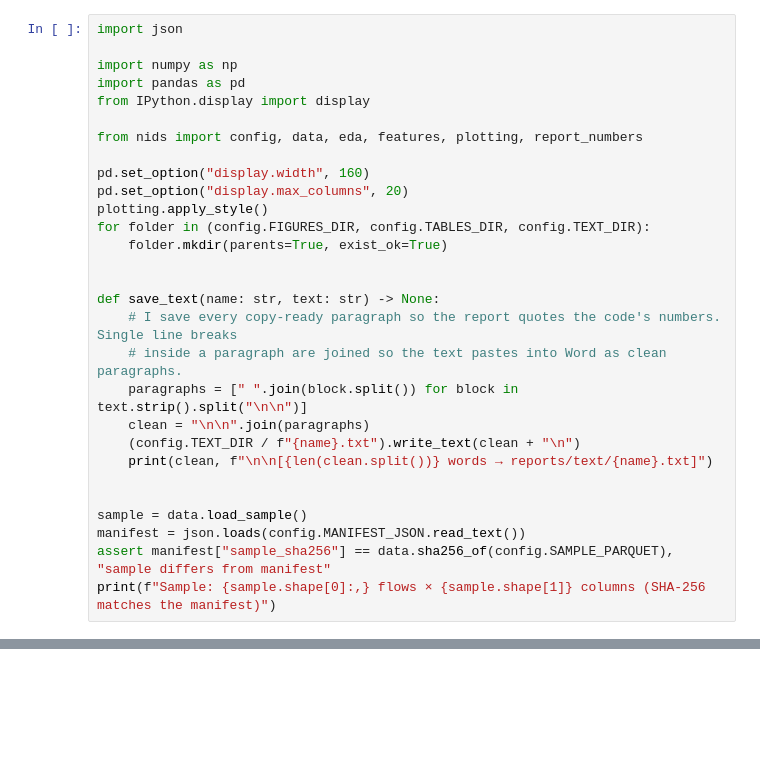
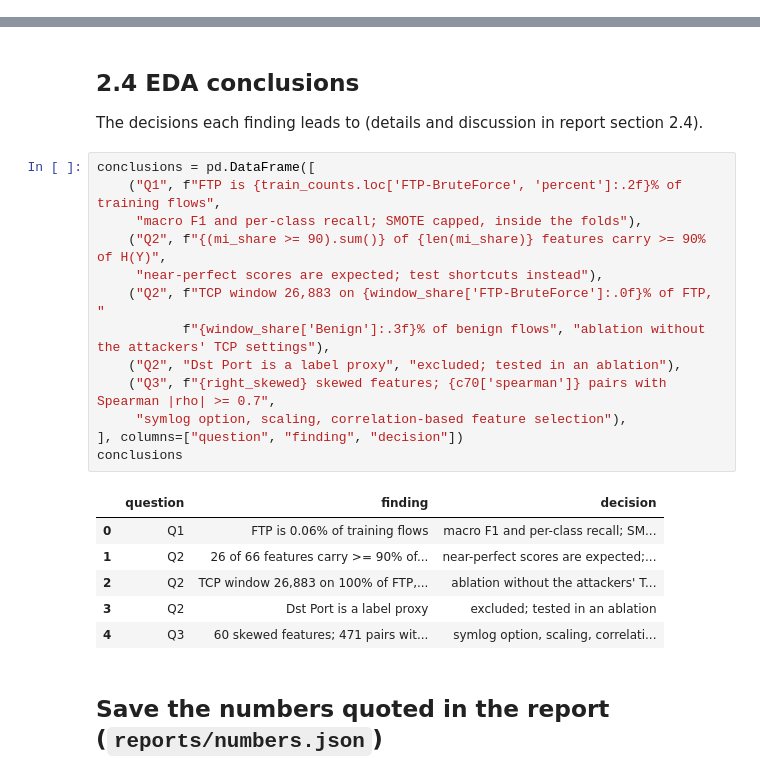
Before and after one commit to NguyenThanhPhucne/Artificial-Intelligence-and-Machine-Learning, a Jupyter notebook: notebooks/02_exploratory_analysis.ipynb, the cells around one changed output, grey strips where cells are left out. Saved outputs shown, nothing was run; the diff lists cells and outputs as text; blank space fills up the shorter version.

```diff
--- a/notebooks/02_exploratory_analysis.ipynb
+++ b/notebooks/02_exploratory_analysis.ipynb
@@ -43,29 +0,0 @@ Running locally; Colab setup skipped
-# %%
-import json
-
-import numpy as np
-import pandas as pd
-from IPython.display import display
-
-from nids import config, data, eda, features, plotting, report_numbers
-
-pd.set_option("display.width", 160)
-pd.set_option("display.max_columns", 20)
-plotting.apply_style()
-for folder in (config.FIGURES_DIR, config.TABLES_DIR, config.TEXT_DIR):
-    folder.mkdir(parents=True, exist_ok=True)
-
-
-def save_text(name: str, text: str) -> None:
-    # I save every copy-ready paragraph so the report quotes the code's numbers. Single line breaks
-    # inside a paragraph are joined so the text pastes into Word as clean paragraphs.
-    paragraphs = [" ".join(block.split()) for block in text.strip().split("\n\n")]
-    clean = "\n\n".join(paragraphs)
-    (config.TEXT_DIR / f"{name}.txt").write_text(clean + "\n")
-    print(clean, f"\n\n[{len(clean.split())} words → reports/text/{name}.txt]")
-
-
-sample = data.load_sample()
-manifest = json.loads(config.MANIFEST_JSON.read_text())
-assert manifest["sample_sha256"] == data.sha256_of(config.SAMPLE_PARQUET), "sample differs from manifest"
-print(f"Sample: {sample.shape[0]:,} flows × {sample.shape[1]} columns (SHA-256 matches the manifest)")
@@ -578,0 +381,26 @@ The exploration answers the three questions and fixes the modelling choices that
+# %% [markdown]
+## 2.4 EDA conclusions
+
+The decisions each finding leads to (details and discussion in report section 2.4).
+# %%
+conclusions = pd.DataFrame([
+    ("Q1", f"FTP is {train_counts.loc['FTP-BruteForce', 'percent']:.2f}% of training flows",
+     "macro F1 and per-class recall; SMOTE capped, inside the folds"),
+    ("Q2", f"{(mi_share >= 90).sum()} of {len(mi_share)} features carry >= 90% of H(Y)",
+     "near-perfect scores are expected; test shortcuts instead"),
+    ("Q2", f"TCP window 26,883 on {window_share['FTP-BruteForce']:.0f}% of FTP, "
+           f"{window_share['Benign']:.3f}% of benign flows", "ablation without the attackers' TCP settings"),
+    ("Q2", "Dst Port is a label proxy", "excluded; tested in an ablation"),
+    ("Q3", f"{right_skewed} skewed features; {c70['spearman']} pairs with Spearman |rho| >= 0.7",
+     "symlog option, scaling, correlation-based feature selection"),
+], columns=["question", "finding", "decision"])
+conclusions
+# %% [output]
+|  | question | finding | decision |
+| 0 | Q1 | FTP is 0.06% of training flows | macro F1 and per-class recall; SM... |
+| 1 | Q2 | 26 of 66 features carry >= 90% of... | near-perfect scores are expected;... |
+| 2 | Q2 | TCP window 26,883 on 100% of FTP,... | ablation without the attackers' T... |
+| 3 | Q2 | Dst Port is a label proxy | excluded; tested in an ablation |
+| 4 | Q3 | 60 skewed features; 471 pairs wit... | symlog option, scaling, correlati... |
+# %% [markdown]
+## **Save the numbers quoted in the report** (`reports/numbers.json`)
```
Also changed, not shown: parts of 61 cells of this notebook, 27 other files.
